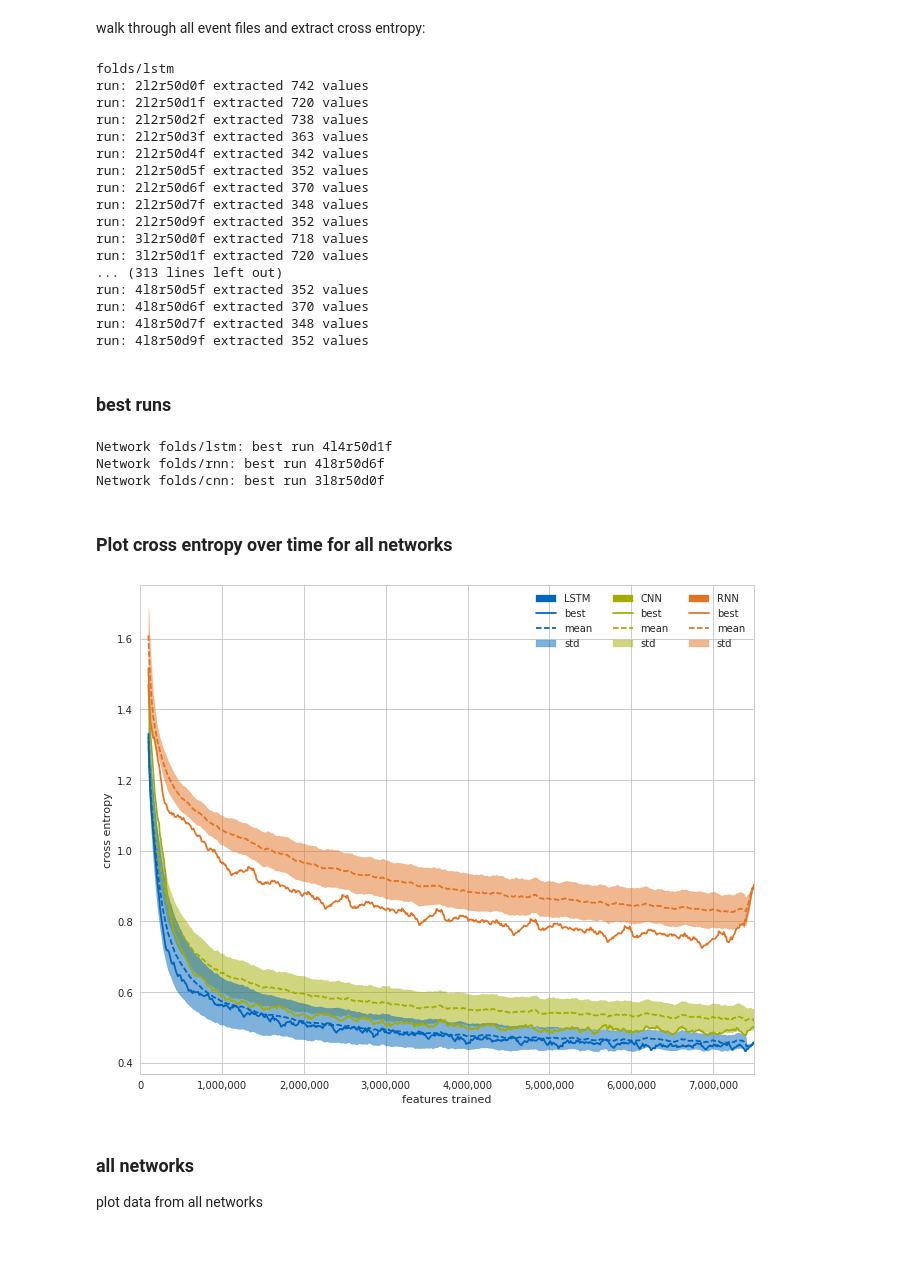
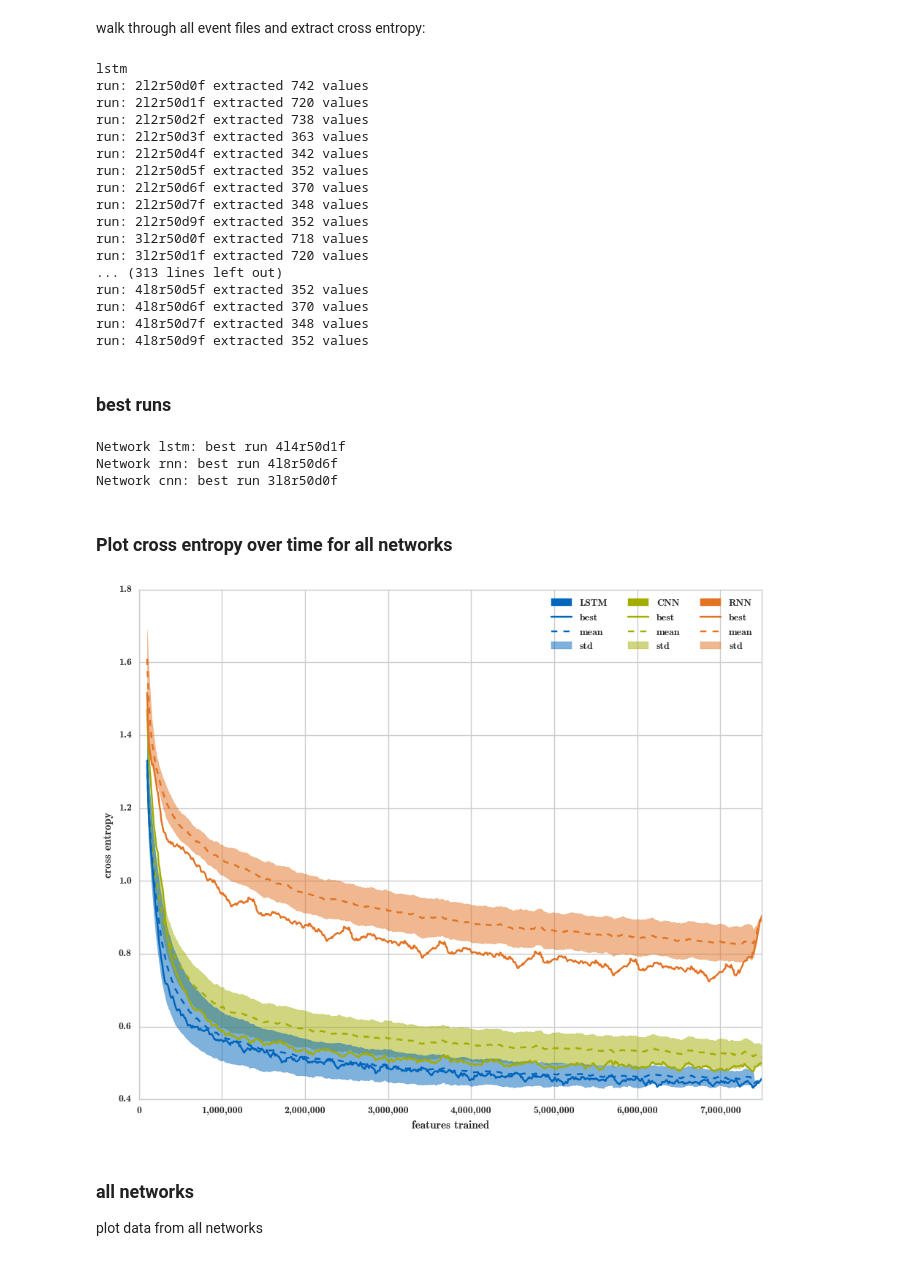
Before and after one commit to TUM-LMF/fieldRNN, a Jupyter notebook: cvprwsevaluation.ipynb, the cells around one changed output. Cells and saved outputs as stored; diff of their text form; code cells hidden in the pictures.

```diff
--- a/cvprwsevaluation.ipynb
+++ b/cvprwsevaluation.ipynb
@@ -11,9 +11,9 @@ import tensorflow as tf
 import os
 import re
 
-savedir = "save"
+savedir = "models"
 
-networks = ['folds/lstm', 'folds/rnn', 'folds/cnn']
+networks = ['lstm', 'rnn', 'cnn']
 
 r = [2,4,6,8]
 l = [2,3,4]
@@ -141,7 +141,7 @@ for network in networks:
     d = smooth_and_interpolate(d,rolling_mean_window)
     datasets.append(d)
 # %% [output]
-folds/lstm
+lstm
 run: 2l2r50d0f extracted 742 values
 run: 2l2r50d1f extracted 720 values
 run: 2l2r50d2f extracted 738 values
@@ -164,9 +164,9 @@ run: 4l8r50d9f extracted 352 values
 for best_run, network in zip(best_runs, networks):
     print "Network {}: best run {}".format(network, best_run)
 # %% [output]
-Network folds/lstm: best run 4l4r50d1f
-Network folds/rnn: best run 4l8r50d6f
-Network folds/cnn: best run 3l8r50d0f
+Network lstm: best run 4l4r50d1f
+Network rnn: best run 4l8r50d6f
+Network cnn: best run 3l8r50d0f
 # %% [markdown]
 ### Plot cross entropy over time for all networks
 # %%
@@ -175,18 +175,22 @@ import matplotlib.pyplot as plt
 import matplotlib
 import matplotlib.patches as mpatches
 from matplotlib.patches import FancyBboxPatch
+from matplotlib.colors import rgb2hex
 %matplotlib inline
 import seaborn as sns
-from util import tumcolors
 import numpy as np
 
 sns.set(context='notebook', style='whitegrid', palette='deep', font='Times', font_scale=1, color_codes=False, rc=None)
 
-tumivory = tumcolors.tertiary_colors["tumivory"]
+tumivory = rgb2hex((218./255, 215./255, 203./255))
 
-tumblue = tumcolors.primary_colors["tumblue"]
-tumgreen = tumcolors.tertiary_colors["tumgreen"]
-tumorange = tumcolors.tertiary_colors["tumorange"]
+tumblue = rgb2hex((0., 101./255, 189./255))
+tumgreen = rgb2hex((162./255, 173./255, 0))
+tumorange = rgb2hex((227./255, 114./255, 34./255))
+
+tumbluelight=rgb2hex((152./255, 198./255, 234./255))
+tumbluemedium=rgb2hex((100./255, 160./255, 200./255))
+tumbluedark=rgb2hex((0, 82./255, 147./255))
 
 figsize=(11,9)
 xlim = (0,7.5e6)
@@ -236,34 +240,34 @@ ax, handles2, dat_rnn = plot_network_runs(datasets[2],
                        best_run=best_runs[2],
                        col=tumorange,
                        label="RNN")
 
 ax, handles0, dat_lstm = plot_network_runs(datasets[0],
                        ax=ax,
                        best_run=best_runs[0],
                        col=tumblue,
                        label="LSTM")
 
 
 ax.legend(handles=handles0+handles1+handles2,ncol=len(networks))
 ax.set_xlabel("features trained")
 ax.set_ylabel("cross entropy")
 
 # uncomment to save
 if False:
     f.savefig(pdf_filepath,transparent=True)
 
 dat_filepath_lstm = os.path.join(image_filepath,"shadedplot_lstm.dat")
 dat_filepath_cnn = os.path.join(image_filepath,"shadedplot_cnn.dat")
 dat_filepath_rnn = os.path.join(image_filepath,"shadedplot_rnn.dat")
 lstm = pd.DataFrame(dat_lstm, index=["mean", "std", "best"]).transpose()
 rnn = pd.DataFrame(dat_rnn, index=["mean", "std", "best"]).transpose()
 cnn = pd.DataFrame(dat_cnn, index=["mean", "std", "best"]).transpose()
 
 lstm.dropna().to_csv(dat_filepath_lstm, sep=' ', header=True)
 rnn.dropna().to_csv(dat_filepath_cnn, sep=' ', header=True)
 cnn.dropna().to_csv(dat_filepath_rnn, sep=' ', header=True)
 # %% [output]
-[figure, old version]
+[figure, new version]
 # %% [markdown]
 ### all networks
 
```
Also changed, not shown: parts of 21 cells of this notebook, 2 other files.
